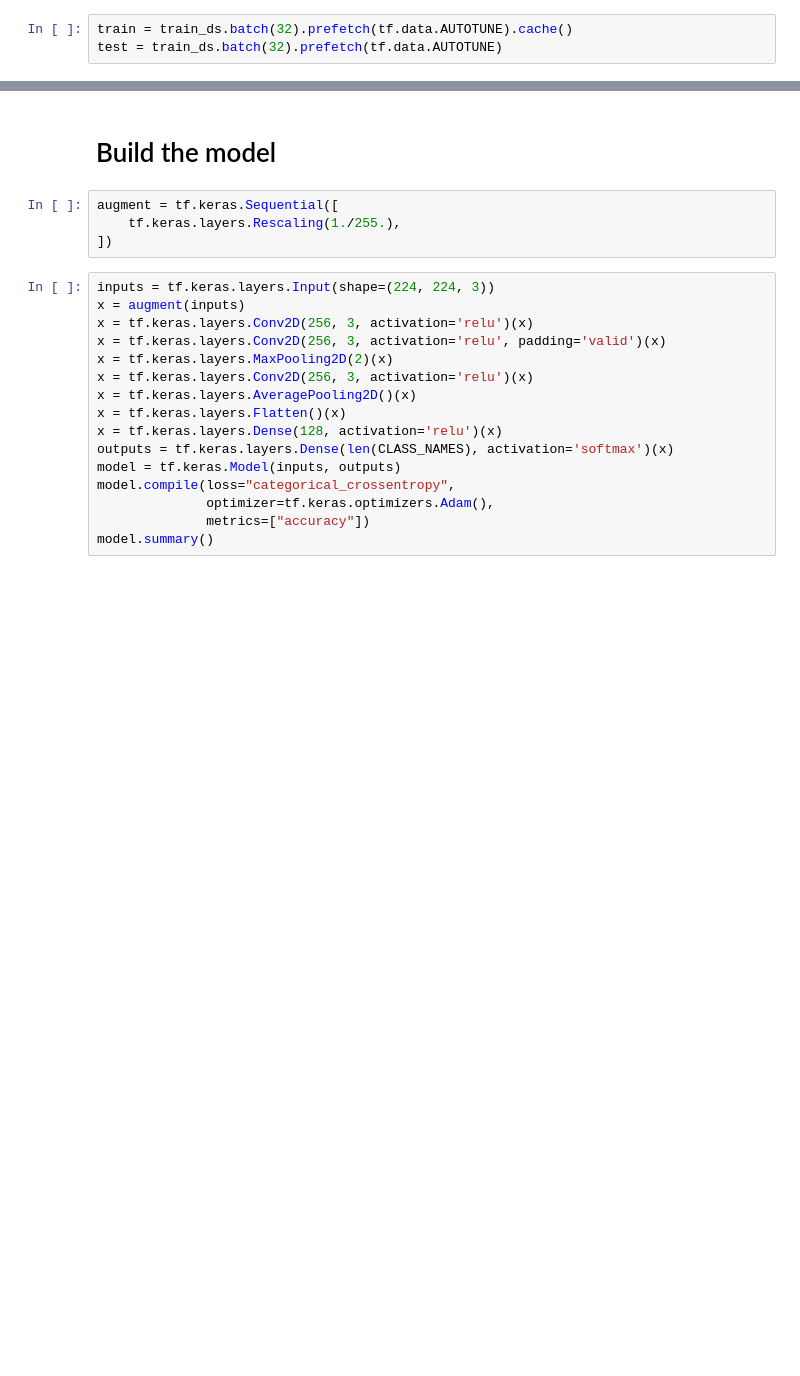
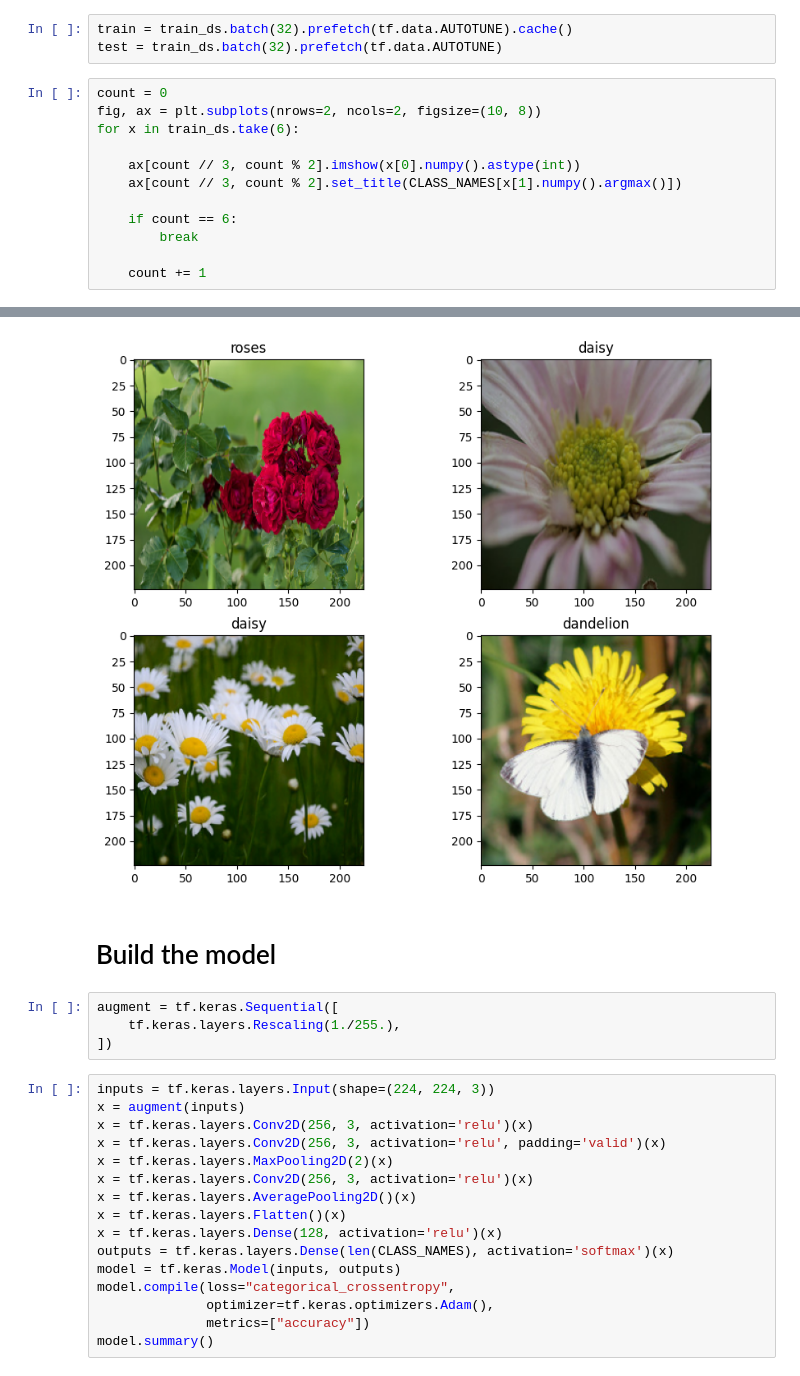
Before and after one commit to spoluan/FlowerClassification, a Jupyter notebook: flower.ipynb, the cells around one changed output, grey strips where cells are left out. Drawn from its saved outputs; the diff is of its cells as text; blank space fills up the shorter version.

Commit message:
add figure

```diff
--- a/flower.ipynb
+++ b/flower.ipynb
@@ -68,3 +70,16 @@ Using 734 files for validation.
 # %%
 train = train_ds.batch(32).prefetch(tf.data.AUTOTUNE).cache()
 test = train_ds.batch(32).prefetch(tf.data.AUTOTUNE)
+# %%
+count = 0
+fig, ax = plt.subplots(nrows=2, ncols=2, figsize=(10, 8))
+for x in train_ds.take(6):
+
+    ax[count // 3, count % 2].imshow(x[0].numpy().astype(int))
+    ax[count // 3, count % 2].set_title(CLASS_NAMES[x[1].numpy().argmax()])
+
+    if count == 6:
+        break
+
+    count += 1
+# %% [output]
@@ -71,3 +90,4 @@ test = train_ds.batch(32).prefetch(tf.data.AUTOTUNE)
+[figure, added]
 # %% [markdown]
 # Build the model
 # %%
```
Also changed, not shown: parts of 3 cells of this notebook.
